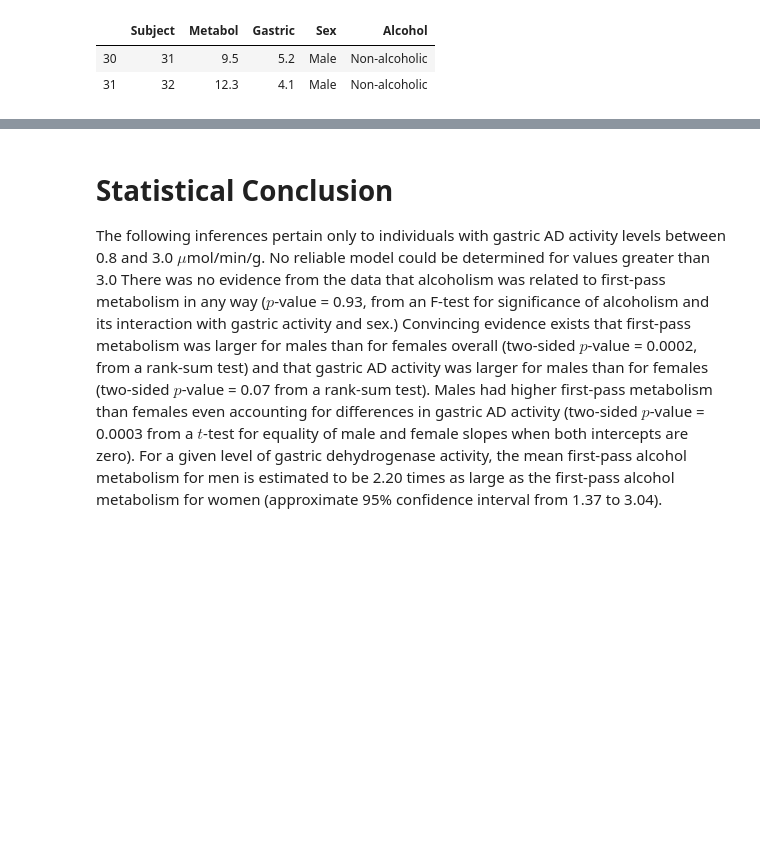
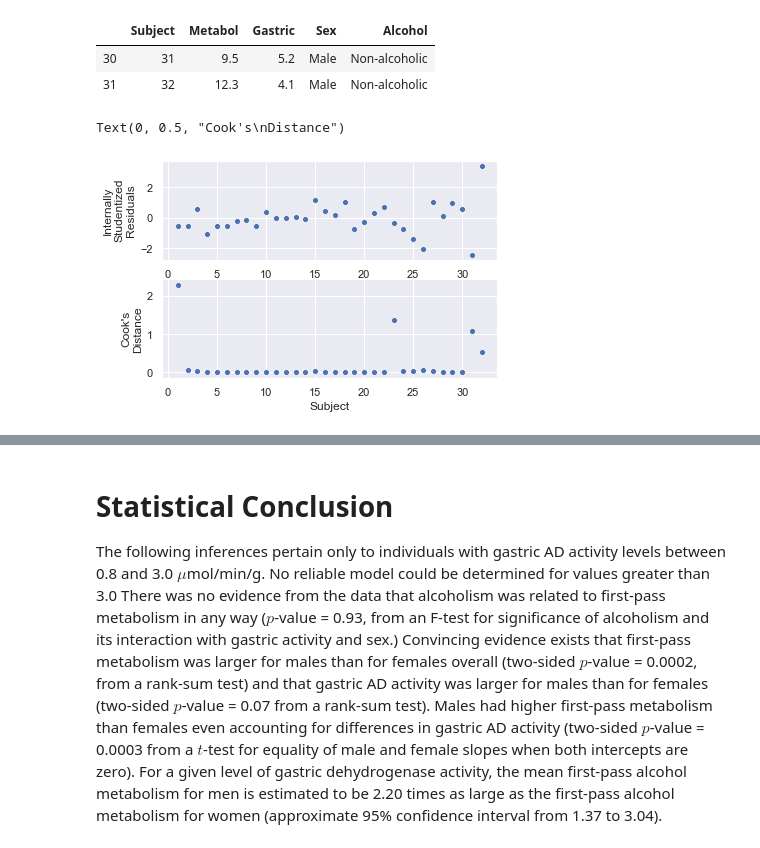
Before and after one commit to quintusdias/sleuth3, a Jupyter notebook: ch11/alcohol.ipynb, the cells around one changed output, grey strips where cells are left out. Saved outputs shown, nothing was run; the diff lists cells and outputs as text; code cells hidden in the pictures; blank space fills up the shorter version.

```diff
--- a/ch11/alcohol.ipynb
+++ b/ch11/alcohol.ipynb
@@ -99,3 +105,14 @@ df[results.fittedvalues > 6]
 |  | Subject | Metabol | Gastric | Sex | Alcohol |
 | 30 | 31 | 9.5 | 5.2 | Male | Non-alcoholic |
 | 31 | 32 | 12.3 | 4.1 | Male | Non-alcoholic |
+# %%
+infl = model_fit.get_influence()
+infldf = infl.summary_frame()
+fig, axes = plt.subplots(nrows=2, ncols=1)
+sns.scatterplot(df.Subject, infldf['standard_resid'], ax=axes[0])
+axes[0].set_ylabel('Internally\nStudentized\nResiduals')
+sns.scatterplot(df.Subject, infldf['cooks_d'], ax=axes[1])
+axes[1].set_ylabel("Cook's\nDistance")
+# %% [output]
+Text(0, 0.5, "Cook's\nDistance")
+[figure, added]
```
Also changed, not shown: parts of 22 cells of this notebook, 1 other file.
